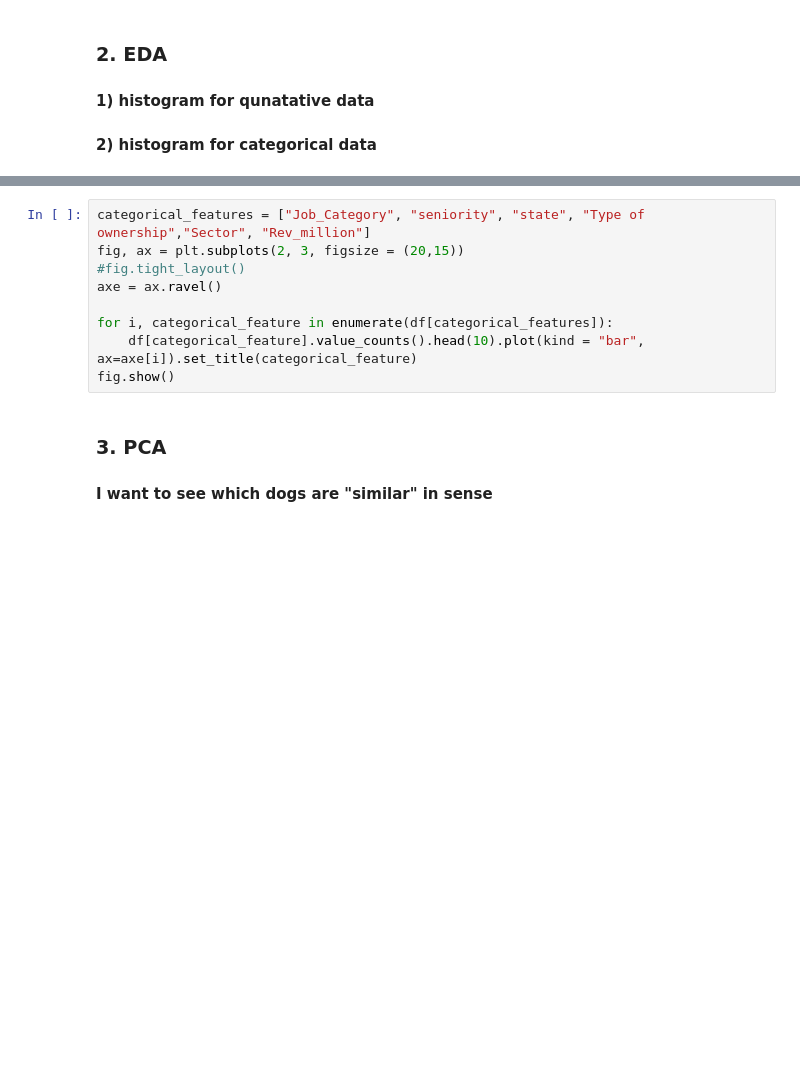
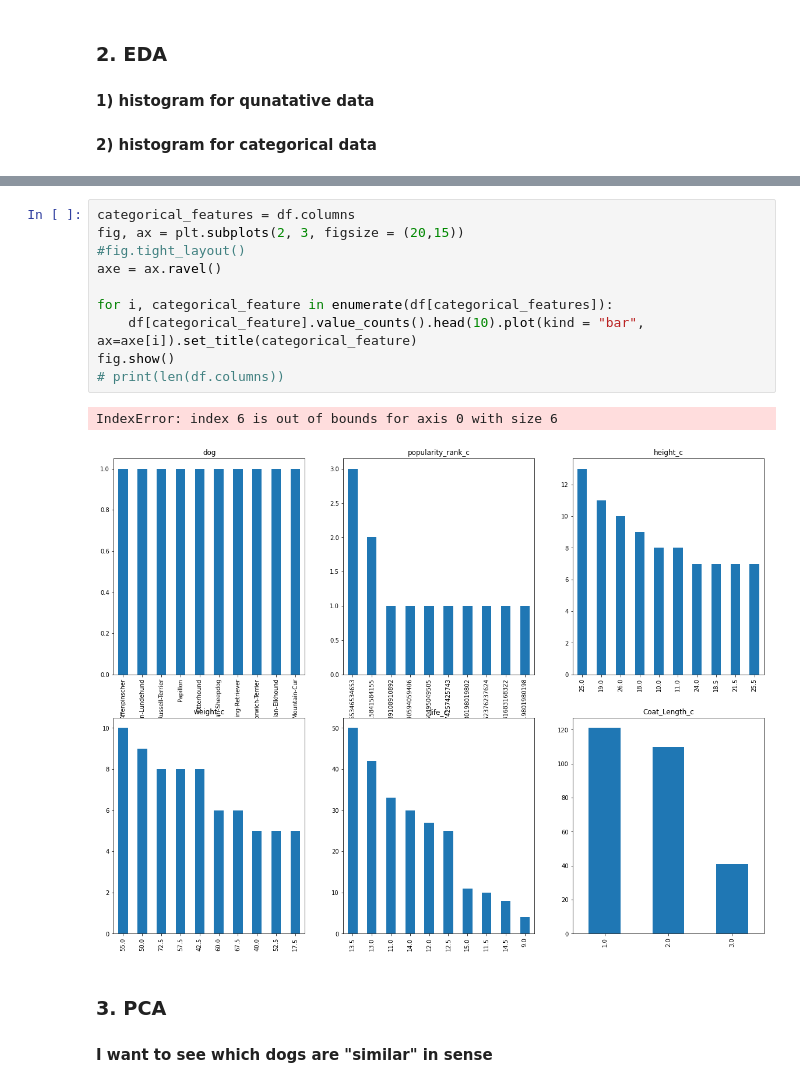
Before and after one commit to gihonglee/Dog_Breed_Recommendation, a Jupyter notebook: dog_analysis.ipynb, the cells around one changed output, grey strips where cells are left out. Saved outputs shown, nothing was run; the diff lists cells and outputs as text; blank space fills up the shorter version.

Commit message:
added categorical plot

```diff
--- a/dog_analysis.ipynb
+++ b/dog_analysis.ipynb
@@ -185,14 +186,18 @@ plt.show()
 # %% [output]
 [figure]
 # %%
-categorical_features = ["Job_Category", "seniority", "state", "Type of ownership","Sector", "Rev_million"]
+categorical_features = df.columns
 fig, ax = plt.subplots(2, 3, figsize = (20,15))
 #fig.tight_layout()
 axe = ax.ravel()
 
 for i, categorical_feature in enumerate(df[categorical_features]):
     df[categorical_feature].value_counts().head(10).plot(kind = "bar", ax=axe[i]).set_title(categorical_feature)
 fig.show()
+# print(len(df.columns))
+# %% [output]
+IndexError: index 6 is out of bounds for axis 0 with size 6
+[figure, added]
 # %% [markdown]
 ### 3. PCA
 #### I want to see which dogs are "similar" in sense
```
Also changed, not shown: parts of 2 cells of this notebook, 1 other file.
